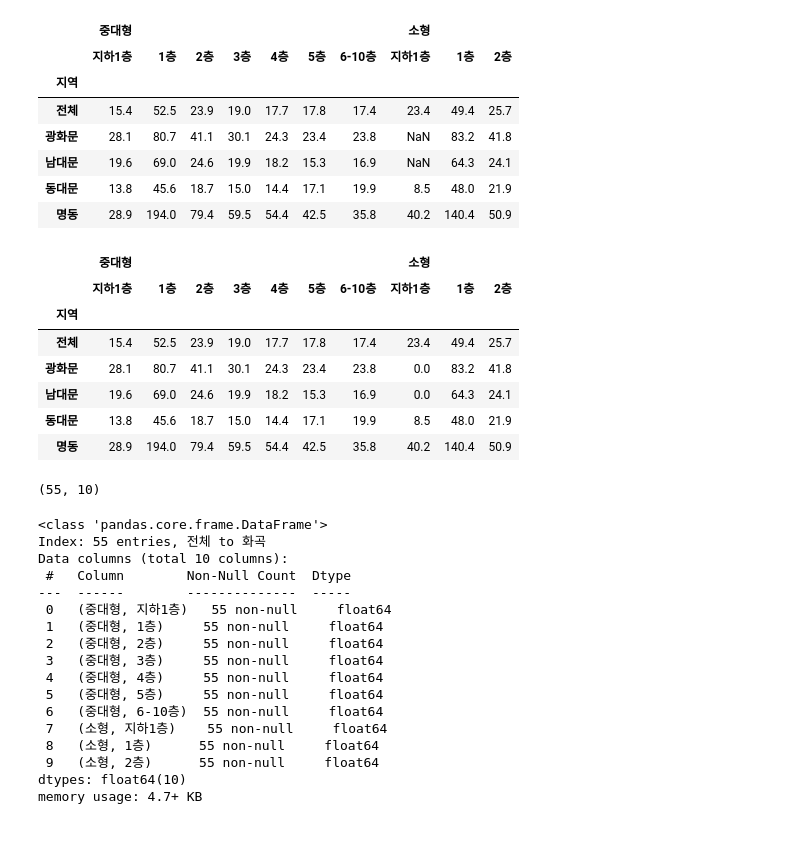
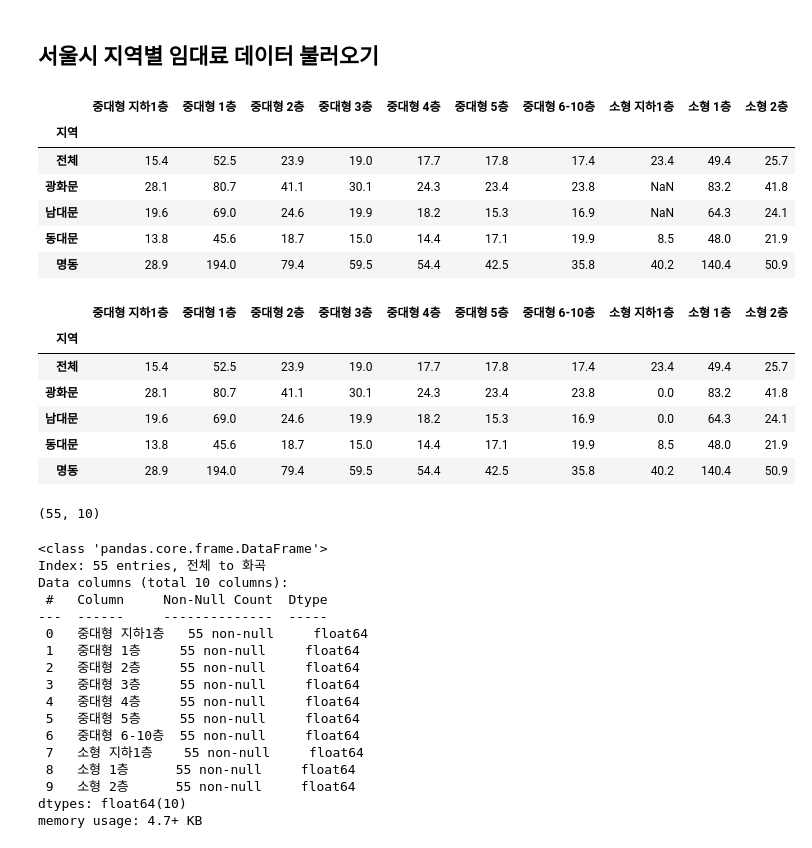
Before and after one commit to sangilhwang/downtown_walk, a Jupyter notebook: 자치구별 사업체 수 및 직장인 수.ipynb, the cells around one changed output. Saved outputs shown, nothing was run; the diff lists cells and outputs as text; code cells hidden in the pictures.

```diff
--- a/자치구별 사업체 수 및 직장인 수.ipynb
+++ b/자치구별 사업체 수 및 직장인 수.ipynb
@@ -4,14 +23,16 @@ import numpy as np
+# %% [markdown]
+## 서울시 지역별 임대료 데이터 불러오기
 # %%
 rent_df = pd.read_csv("./서울시_임대료_데이터.csv", encoding="CP949", skiprows = 1)
 rent_df = rent_df.drop("Unnamed: 0", axis = 1)
 rent_df = rent_df.rename(columns = {"Unnamed: 1" : "지역"})
-rent_df = rent_df.set_index("지역")
-rent_df.columns = [["중대형", "중대형", "중대형", "중대형", "중대형", "중대형", "중대형", "소형", "소형", "소형"],
-                 ["지하1층", "1층", "2층", "3층", "4층", "5층", "6-10층", "지하1층", "1층", "2층"]]
-rent_df.head()
+rent_data = rent_df.set_index("지역")
+
+rent_data.columns = ["중대형 지하1층", "중대형 1층", "중대형 2층", "중대형 3층", "중대형 4층", "중대형 5층", "중대형 6-10층",
+                                   "소형 지하1층", "소형 1층", "소형 2층"]
+rent_data.head()
 # %% [output]
-|  | 중대형 |  |  |  |  |  |  | 소형 |  |  |
-|  | 지하1층 | 1층 | 2층 | 3층 | 4층 | 5층 | 6-10층 | 지하1층 | 1층 | 2층 |
+|  | 중대형 지하1층 | 중대형 1층 | 중대형 2층 | 중대형 3층 | 중대형 4층 | 중대형 5층 | 중대형 6-10층 | 소형 지하1층 | 소형 1층 | 소형 2층 |
 | 지역 |  |  |  |  |  |  |  |  |  |  |
 | 전체 | 15.4 | 52.5 | 23.9 | 19.0 | 17.7 | 17.8 | 17.4 | 23.4 | 49.4 | 25.7 |
 | 광화문 | 28.1 | 80.7 | 41.1 | 30.1 | 24.3 | 23.4 | 23.8 | NaN | 83.2 | 41.8 |
@@ -23,8 +45,7 @@ rent_df = rent_df.fillna(0)
 # %%
-rent_df.head()
+rent_data.head()
 # %% [output]
-|  | 중대형 |  |  |  |  |  |  | 소형 |  |  |
-|  | 지하1층 | 1층 | 2층 | 3층 | 4층 | 5층 | 6-10층 | 지하1층 | 1층 | 2층 |
+|  | 중대형 지하1층 | 중대형 1층 | 중대형 2층 | 중대형 3층 | 중대형 4층 | 중대형 5층 | 중대형 6-10층 | 소형 지하1층 | 소형 1층 | 소형 2층 |
 | 지역 |  |  |  |  |  |  |  |  |  |  |
 | 전체 | 15.4 | 52.5 | 23.9 | 19.0 | 17.7 | 17.8 | 17.4 | 23.4 | 49.4 | 25.7 |
 | 광화문 | 28.1 | 80.7 | 41.1 | 30.1 | 24.3 | 23.4 | 23.8 | 0.0 | 83.2 | 41.8 |
@@ -36,23 +57,23 @@ rent_df.shape
 # %% [output]
 (55, 10)
 # %%
-rent_df.info()
+rent_data.info()
 # %% [output]
 <class 'pandas.core.frame.DataFrame'>
 Index: 55 entries, 전체 to 화곡
 Data columns (total 10 columns):
- #   Column        Non-Null Count  Dtype
----  ------        --------------  -----
- 0   (중대형, 지하1층)   55 non-null     float64
- 1   (중대형, 1층)     55 non-null     float64
- 2   (중대형, 2층)     55 non-null     float64
- 3   (중대형, 3층)     55 non-null     float64
- 4   (중대형, 4층)     55 non-null     float64
- 5   (중대형, 5층)     55 non-null     float64
- 6   (중대형, 6-10층)  55 non-null     float64
- 7   (소형, 지하1층)    55 non-null     float64
- 8   (소형, 1층)      55 non-null     float64
- 9   (소형, 2층)      55 non-null     float64
+ #   Column     Non-Null Count  Dtype
+---  ------     --------------  -----
+ 0   중대형 지하1층   55 non-null     float64
+ 1   중대형 1층     55 non-null     float64
+ 2   중대형 2층     55 non-null     float64
+ 3   중대형 3층     55 non-null     float64
+ 4   중대형 4층     55 non-null     float64
+ 5   중대형 5층     55 non-null     float64
+ 6   중대형 6-10층  55 non-null     float64
+ 7   소형 지하1층    55 non-null     float64
+ 8   소형 1층      55 non-null     float64
+ 9   소형 2층      55 non-null     float64
 dtypes: float64(10)
 memory usage: 4.7+ KB
 # %%
```
Also changed, not shown: parts of 34 cells of this notebook.
